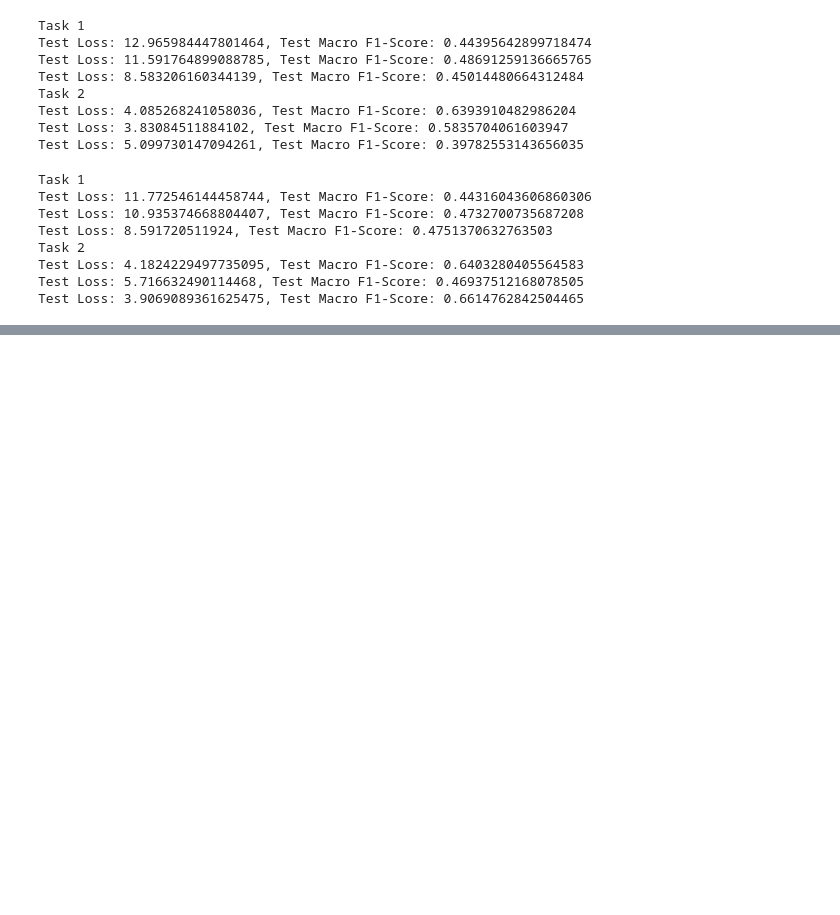
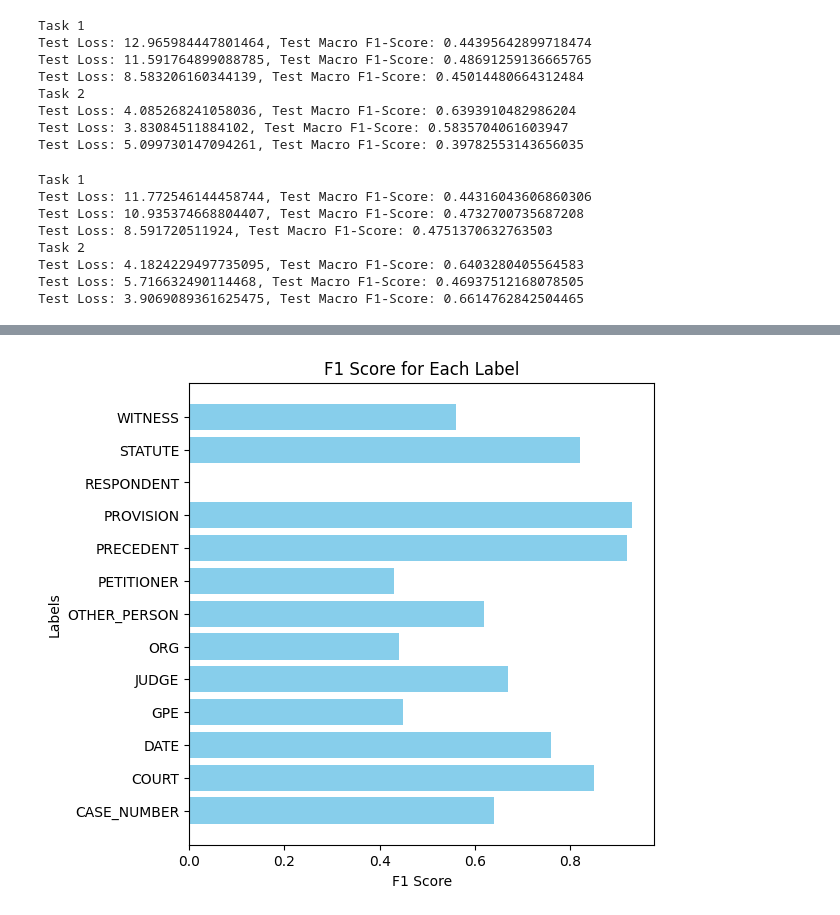
Before and after one commit to NalishJain/NLP-Assignments, a Jupyter notebook: A2_16/testing.ipynb, the cells around one changed output, grey strips where cells are left out. Cells and saved outputs as stored; diff of their text form; code cells hidden in the pictures; blank space fills up the shorter version.

Commit message:
added f1-plot

```diff
--- a/A2_16/testing.ipynb
+++ b/A2_16/testing.ipynb
@@ -621,0 +649,16 @@ Test Loss: 37.74606704711914 - Test Accuracy: 0.9840368628501892 - Test F1 Score
+# %%
+labels = ['CASE_NUMBER', 'COURT', 'DATE', 'GPE', 'JUDGE', 'ORG', 'OTHER_PERSON', 'PETITIONER',
+          'PRECEDENT', 'PROVISION', 'RESPONDENT', 'STATUTE', 'WITNESS']
+
+f1_scores = [0.64, 0.85, 0.76, 0.45, 0.67, 0.44, 0.62, 0.43, 0.92, 0.93, 0.00, 0.82, 0.56]
+
+# Plotting
+plt.figure(figsize=(6, 6))
+plt.barh(labels, f1_scores, color='skyblue')
+plt.xlabel('F1 Score')
+plt.ylabel('Labels')
+plt.title('F1 Score for Each Label')
+# plt.xlim(0, 1)
+plt.show()
+# %% [output]
+[figure, added]
```
Also changed, not shown: parts of 11 cells of this notebook, 1 other file.
